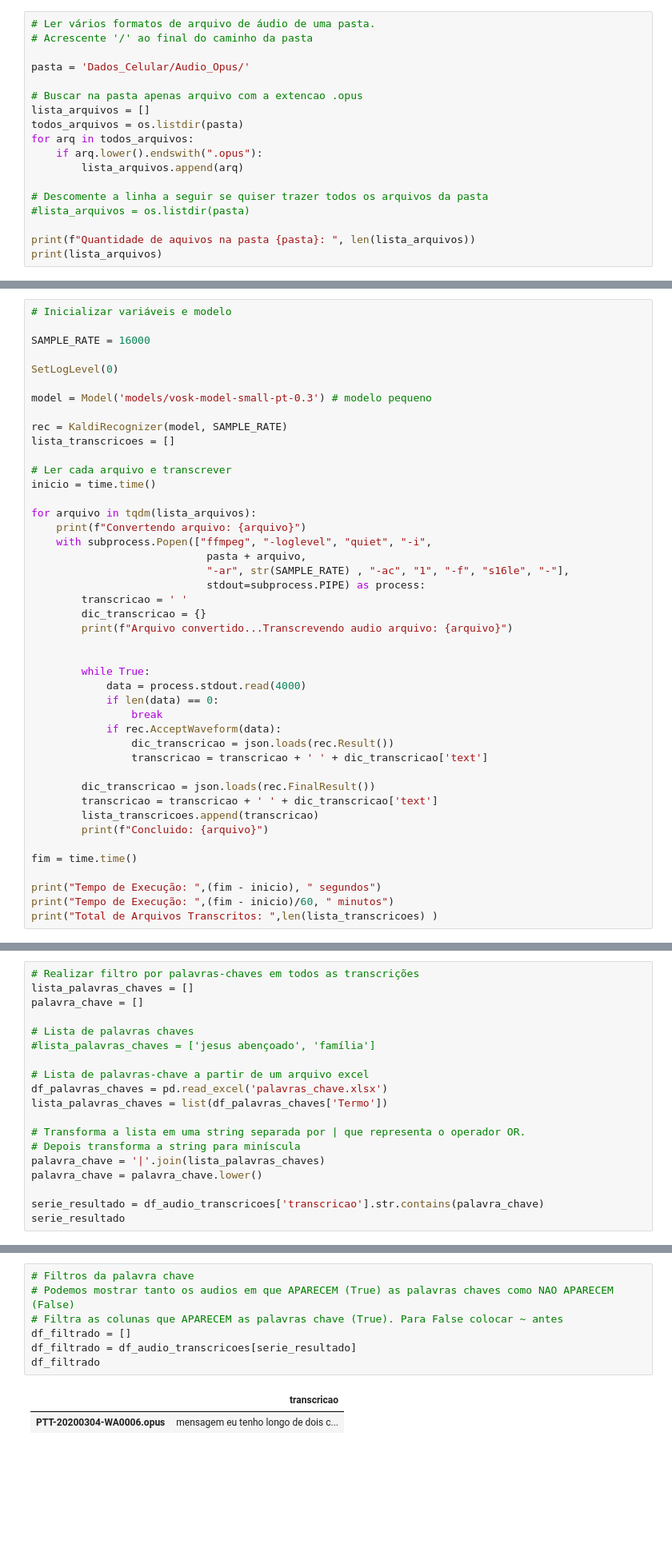
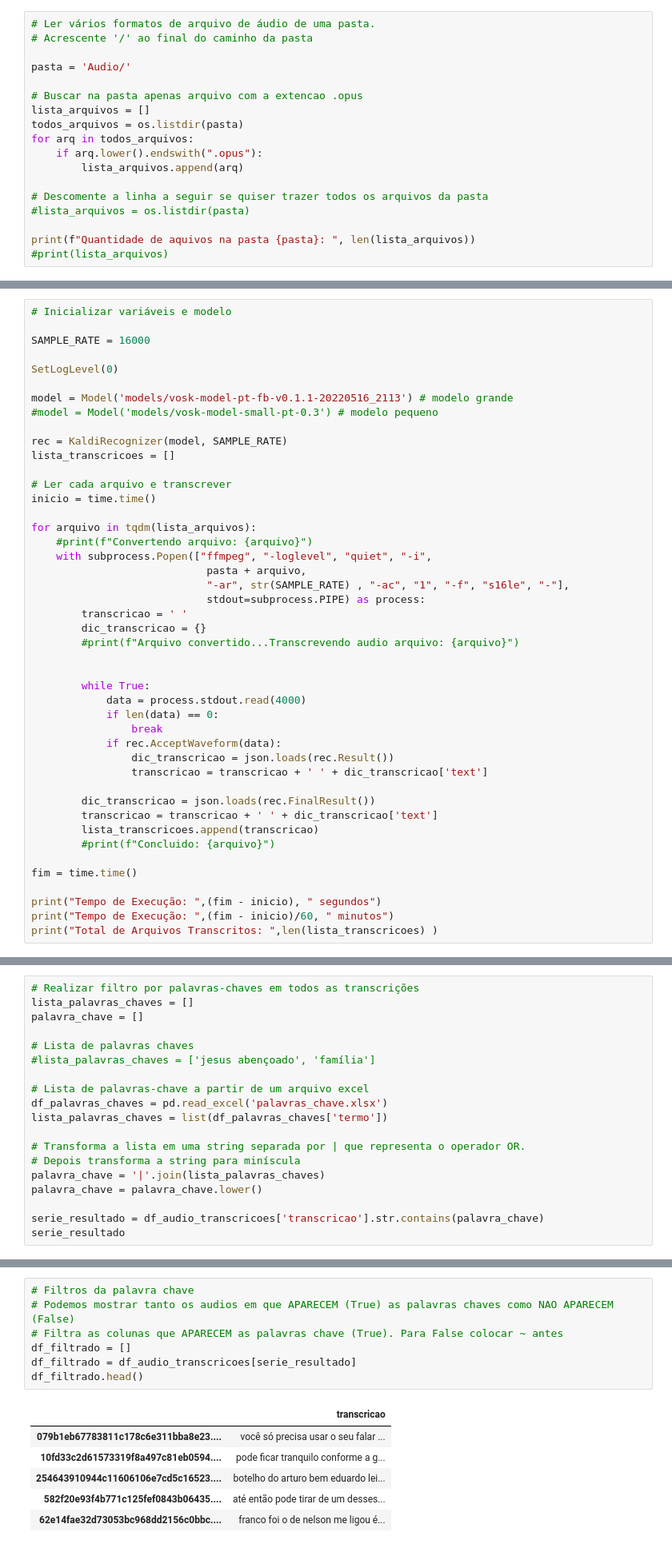
Before and after one commit to andrecorumba/analisador-audio-texto, a Jupyter notebook: analisador_audio.ipynb, the cells around one changed output, grey strips where cells are left out. Shown at 80% size. Cells and saved outputs as stored; diff of their text form; blank space fills up the shorter version.

```diff
--- a/analisador_audio.ipynb
+++ b/analisador_audio.ipynb
@@ -46,7 +50,7 @@ import matplotlib.pyplot as plt
 # Ler vários formatos de arquivo de áudio de uma pasta.
 # Acrescente '/' ao final do caminho da pasta
 
-pasta = 'Dados_Celular/Audio_Opus/'
+pasta = 'Audio/'
 
 # Buscar na pasta apenas arquivo com a extencao .opus
 lista_arquivos = []
@@ -59,5 +63,5 @@ for arq in todos_arquivos:
 #lista_arquivos = os.listdir(pasta)
 
 print(f"Quantidade de aquivos na pasta {pasta}: ", len(lista_arquivos))
-print(lista_arquivos)
+#print(lista_arquivos)
 # %% [output]
@@ -72,7 +75,8 @@ SAMPLE_RATE = 16000
 
 SetLogLevel(0)
 
-model = Model('models/vosk-model-small-pt-0.3') # modelo pequeno
+model = Model('models/vosk-model-pt-fb-v0.1.1-20220516_2113') # modelo grande
+#model = Model('models/vosk-model-small-pt-0.3') # modelo pequeno
 
 rec = KaldiRecognizer(model, SAMPLE_RATE)
 lista_transcricoes = []
@@ -81,14 +85,14 @@ lista_transcricoes = []
 inicio = time.time()
 
 for arquivo in tqdm(lista_arquivos):
-    print(f"Convertendo arquivo: {arquivo}")
+    #print(f"Convertendo arquivo: {arquivo}")
     with subprocess.Popen(["ffmpeg", "-loglevel", "quiet", "-i",
                             pasta + arquivo,
                             "-ar", str(SAMPLE_RATE) , "-ac", "1", "-f", "s16le", "-"],
                             stdout=subprocess.PIPE) as process:
         transcricao = ' '
         dic_transcricao = {}
-        print(f"Arquivo convertido...Transcrevendo audio arquivo: {arquivo}")
+        #print(f"Arquivo convertido...Transcrevendo audio arquivo: {arquivo}")
 
 
         while True:
@@ -102,7 +106,7 @@ for arquivo in tqdm(lista_arquivos):
         dic_transcricao = json.loads(rec.FinalResult())
         transcricao = transcricao + ' ' + dic_transcricao['text']
         lista_transcricoes.append(transcricao)
-        print(f"Concluido: {arquivo}")
+        #print(f"Concluido: {arquivo}")
 
 fim = time.time()
 
@@ -171,7 +180,7 @@ palavra_chave = []
 
 # Lista de palavras-chave a partir de um arquivo excel
 df_palavras_chaves = pd.read_excel('palavras_chave.xlsx')
-lista_palavras_chaves = list(df_palavras_chaves['Termo'])
+lista_palavras_chaves = list(df_palavras_chaves['termo'])
 
 # Transforma a lista em uma string separada por | que representa o operador OR.
 # Depois transforma a string para miníscula
@@ -192,12 +210,16 @@ palavra_chave
 # %%
 # Filtros da palavra chave
 # Podemos mostrar tanto os audios em que APARECEM (True) as palavras chaves como NAO APARECEM (False)
 # Filtra as colunas que APARECEM as palavras chave (True). Para False colocar ~ antes
 df_filtrado = []
 df_filtrado = df_audio_transcricoes[serie_resultado]
-df_filtrado
+df_filtrado.head()
 # %% [output]
 |  | transcricao |
-| PTT-20200304-WA0006.opus | mensagem eu tenho longo de dois c... |
+| 079b1eb67783811c178c6e311bba8e23.... | você só precisa usar o seu falar ... |
+| 10fd33c2d61573319f8a497c81eb0594.... | pode ficar tranquilo conforme a g... |
+| 254643910944c11606106e7cd5c16523.... | botelho do arturo bem eduardo lei... |
+| 582f20e93f4b771c125fef0843b06435.... | até então pode tirar de um desses... |
+| 62e14fae32d73053bc968dd2156c0bbc.... | franco foi o de nelson me ligou é... |
 # %% [markdown]
 # 3. Nuvem de Palavras (wordcloud)
```
Also changed, not shown: parts of 12 cells of this notebook, 2 other files.
